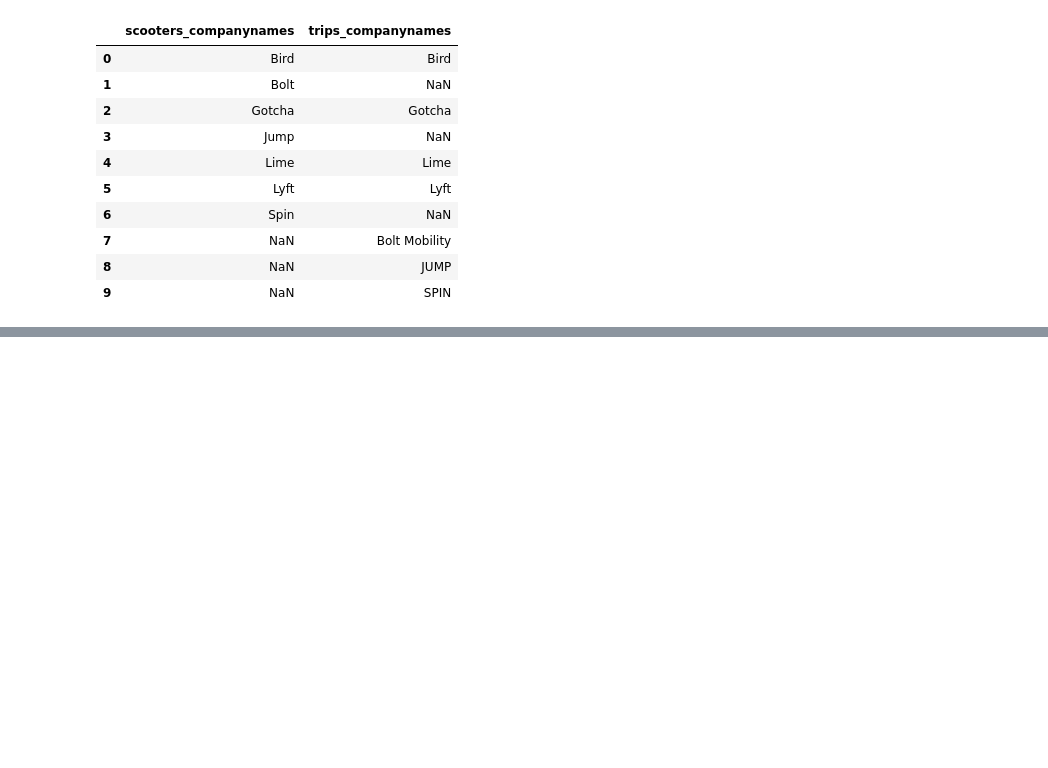
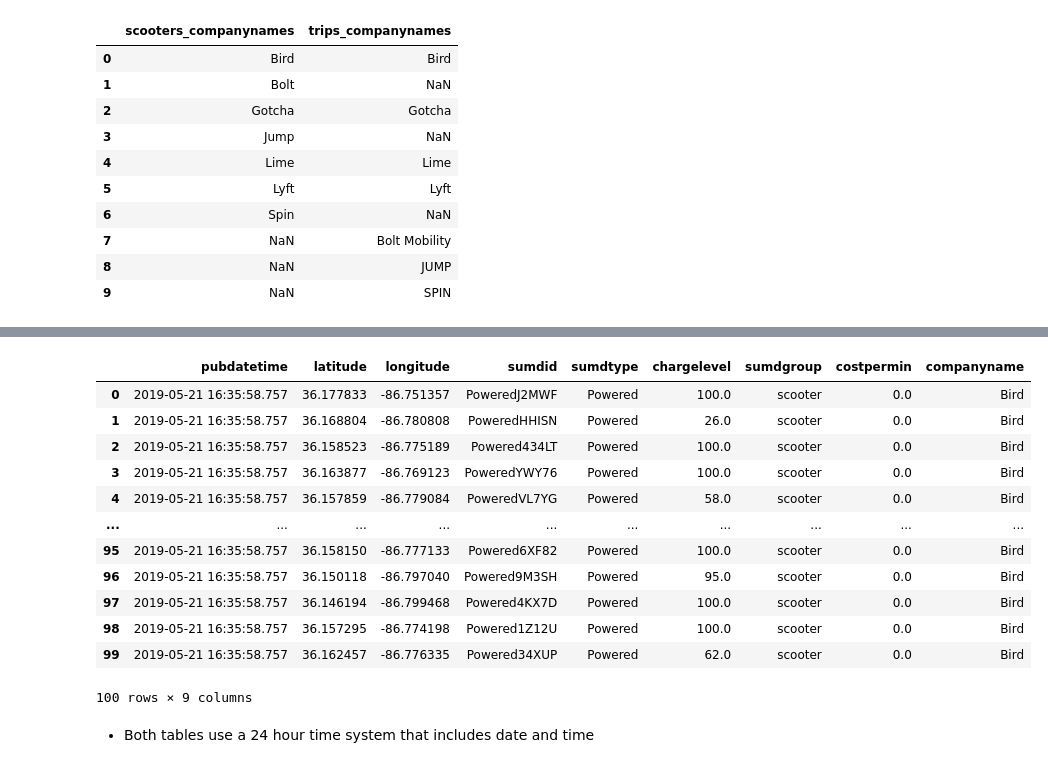
Before and after one commit to NSS-Full-Time-Data-Analytics-11/nashville-scooters-jazzy, a Jupyter notebook: Scooters.ipynb, the cells around one changed output, grey strips where cells are left out. Saved outputs shown, nothing was run; the diff lists cells and outputs as text; code cells hidden in the pictures; blank space fills up the shorter version.

```diff
--- a/Scooters.ipynb
+++ b/Scooters.ipynb
@@ -70,0 +157,10 @@ pd.merge(scooters_companies,trips_companies,  left_on = 'scooters_companynames',
+# %%
+query = '''
+SELECT *
+FROM scooters
+LIMIT 100;
+'''
+
+#with engine.connect() as connection: result = connection.execute(text(query))
+with engine.connect() as connection:
+    scooters_time = pd.read_sql(text(query), connection)
@@ -70,0 +183,18 @@ pd.merge(scooters_companies,trips_companies,  left_on = 'scooters_companynames',
+# %%
+scooters_time
+# %% [output]
+|  | pubdatetime | latitude | longitude | sumdid | sumdtype | chargelevel | sumdgroup | costpermin | companyname |
+| 0 | 2019-05-21 16:35:58.757 | 36.177833 | -86.751357 | PoweredJ2MWF | Powered | 100.0 | scooter | 0.0 | Bird |
+| 1 | 2019-05-21 16:35:58.757 | 36.168804 | -86.780808 | PoweredHHISN | Powered | 26.0 | scooter | 0.0 | Bird |
+| 2 | 2019-05-21 16:35:58.757 | 36.158523 | -86.775189 | Powered434LT | Powered | 100.0 | scooter | 0.0 | Bird |
+| 3 | 2019-05-21 16:35:58.757 | 36.163877 | -86.769123 | PoweredYWY76 | Powered | 100.0 | scooter | 0.0 | Bird |
+| 4 | 2019-05-21 16:35:58.757 | 36.157859 | -86.779084 | PoweredVL7YG | Powered | 58.0 | scooter | 0.0 | Bird |
+| ... | ... | ... | ... | ... | ... | ... | ... | ... | ... |
+| 95 | 2019-05-21 16:35:58.757 | 36.158150 | -86.777133 | Powered6XF82 | Powered | 100.0 | scooter | 0.0 | Bird |
+| 96 | 2019-05-21 16:35:58.757 | 36.150118 | -86.797040 | Powered9M3SH | Powered | 95.0 | scooter | 0.0 | Bird |
+| 97 | 2019-05-21 16:35:58.757 | 36.146194 | -86.799468 | Powered4KX7D | Powered | 100.0 | scooter | 0.0 | Bird |
+| 98 | 2019-05-21 16:35:58.757 | 36.157295 | -86.774198 | Powered1Z12U | Powered | 100.0 | scooter | 0.0 | Bird |
+| 99 | 2019-05-21 16:35:58.757 | 36.162457 | -86.776335 | Powered34XUP | Powered | 62.0 | scooter | 0.0 | Bird |
+100 rows × 9 columns
+# %% [markdown]
+- Both tables use a 24 hour time system that includes date and time
```
Also changed, not shown: parts of 15 cells of this notebook.
